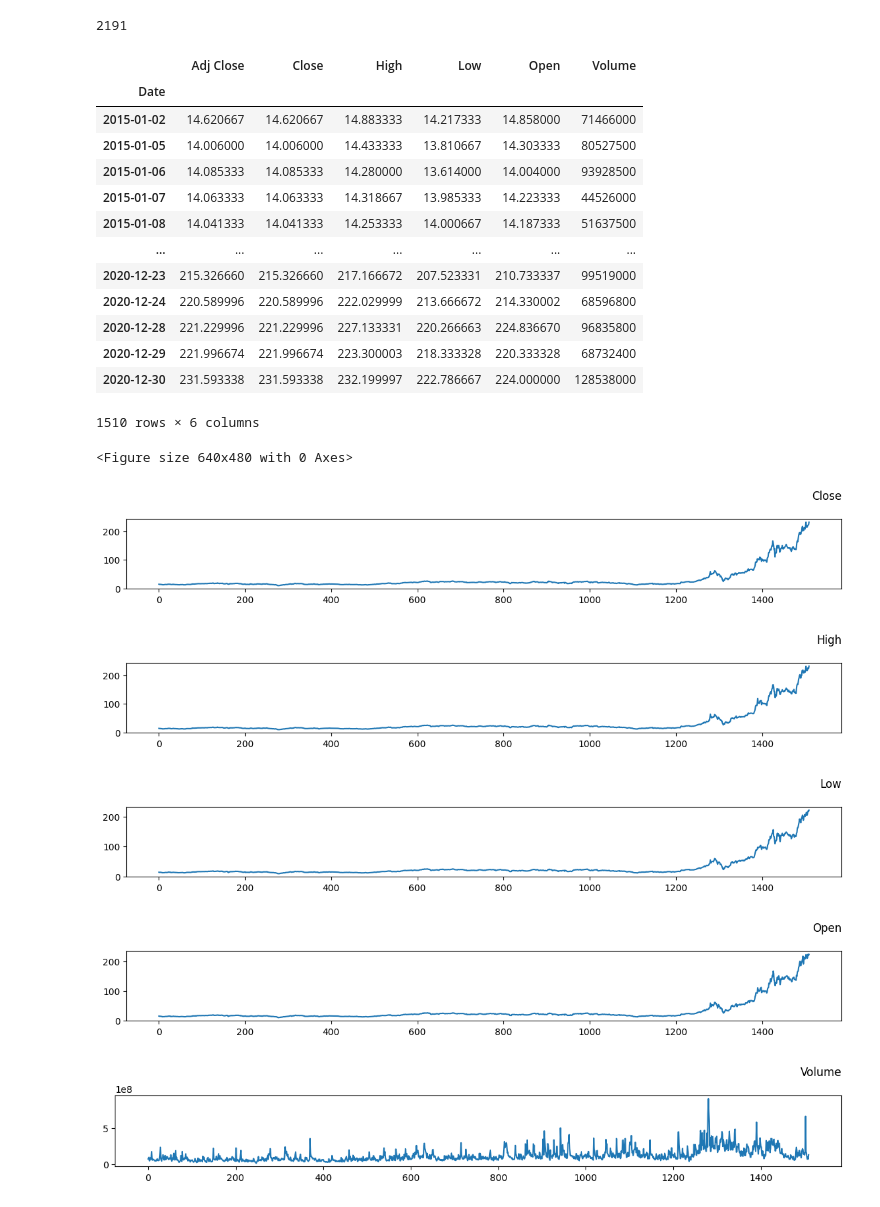
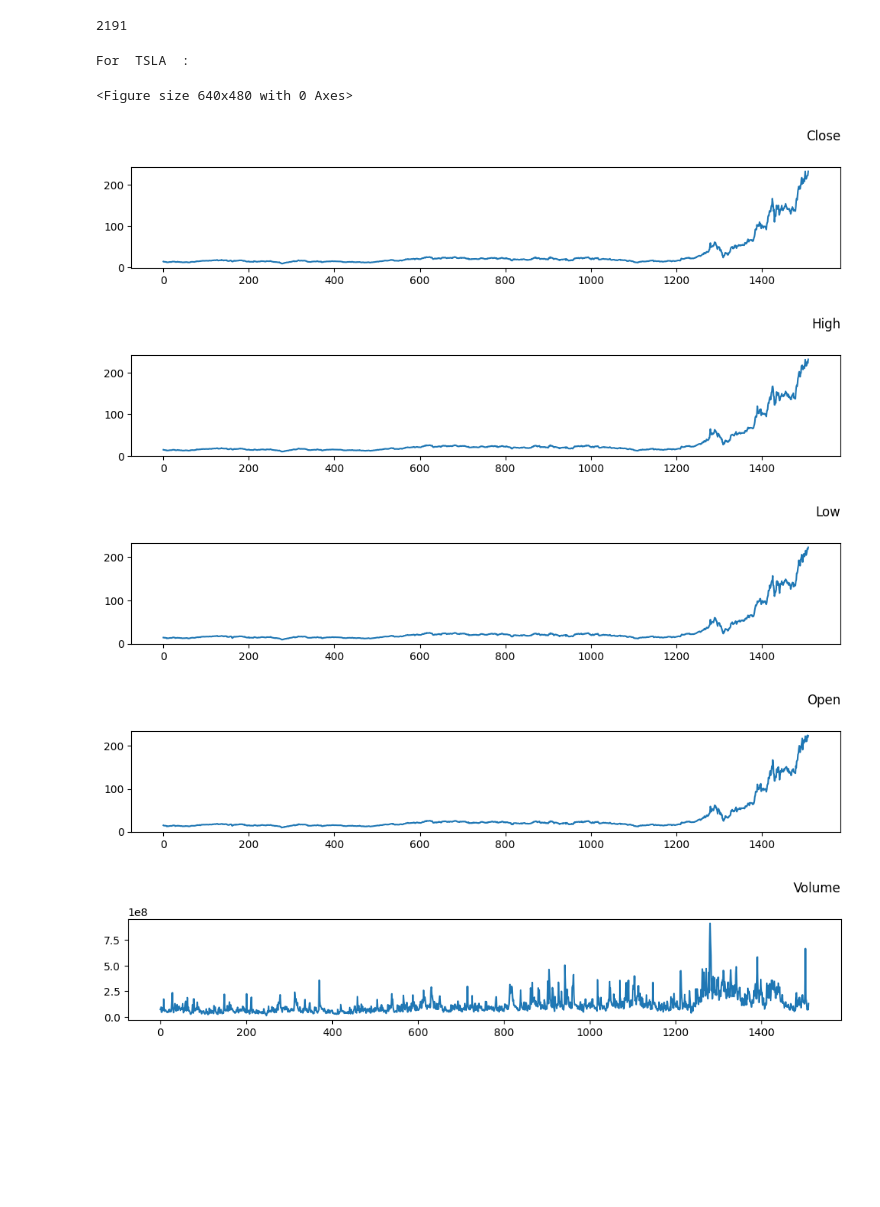
Before and after one commit to sohamthirty/Stock-Price-Prediction-with-Sentiment-Analysis, a Jupyter notebook: lstm.ipynb, the cells around one changed output. Cells and saved outputs as stored; diff of their text form; code cells hidden in the pictures; blank space fills up the shorter version.

```diff
--- a/lstm.ipynb
+++ b/lstm.ipynb
@@ -105,47 +120,36 @@ days_difference = (enddate - startdate).days
 days_difference
 # %% [output]
 2191
-# %%
-df_tsla = df[df["Stock"]=="TSLA"]
-df_tsla.index = df_tsla["Date"]
-df_tsla = df_tsla.copy()
-df_tsla.drop(columns=["Date","Stock"], inplace=True)
-df_tsla
-# %% [output]
-|  | Adj Close | Close | High | Low | Open | Volume |
-| Date |  |  |  |  |  |  |
-| 2015-01-02 | 14.620667 | 14.620667 | 14.883333 | 14.217333 | 14.858000 | 71466000 |
-| 2015-01-05 | 14.006000 | 14.006000 | 14.433333 | 13.810667 | 14.303333 | 80527500 |
-| 2015-01-06 | 14.085333 | 14.085333 | 14.280000 | 13.614000 | 14.004000 | 93928500 |
-| 2015-01-07 | 14.063333 | 14.063333 | 14.318667 | 13.985333 | 14.223333 | 44526000 |
-| 2015-01-08 | 14.041333 | 14.041333 | 14.253333 | 14.000667 | 14.187333 | 51637500 |
-| ... | ... | ... | ... | ... | ... | ... |
-| 2020-12-23 | 215.326660 | 215.326660 | 217.166672 | 207.523331 | 210.733337 | 99519000 |
-| 2020-12-24 | 220.589996 | 220.589996 | 222.029999 | 213.666672 | 214.330002 | 68596800 |
-| 2020-12-28 | 221.229996 | 221.229996 | 227.133331 | 220.266663 | 224.836670 | 96835800 |
-| 2020-12-29 | 221.996674 | 221.996674 | 223.300003 | 218.333328 | 220.333328 | 68732400 |
-| 2020-12-30 | 231.593338 | 231.593338 | 232.199997 | 222.786667 | 224.000000 | 128538000 |
-1510 rows × 6 columns
 # %%
-values = df_tsla.values
+def stock_features_distibution(df, selected_stock):
+    # Select the stock
+    df = df[df["Stock"]==selected_stock]
+    df.index = df["Date"]
+    df = df.drop(columns=["Date","Stock"])
+    values = df.values
 
-# specify columns to plot
-groups = [1, 2, 3, 4, 5]
-i = 1
+    # specify columns to plot
+    groups = [1, 2, 3, 4, 5]
+    i = 1
 
-# plot each column
-plt.figure()
-for group in groups:
-    plt.figure(figsize=(14, 8))
-    plt.subplot(len(groups), 1, i)
-    plt.plot(values[:, group])
-    plt.title(df_tsla.columns[group], y=1.2, loc='right')
-    i += 1
-# plt.show()
+    # plot each column
+    print("For ", selected_stock, " :")
+    plt.figure()
+    for group in groups:
+        plt.figure(figsize=(12, 10))
+        plt.subplot(len(groups), 1, i)
+        plt.plot(values[:, group])
+        plt.title(df.columns[group], y=1.2, loc='right')
+        i += 1
+    plt.show()
+
+
+stock_features_distibution(df, "TSLA")
 # %% [output]
-<Figure size 640x480 with 0 Axes>
+For  TSLA  :
+<Figure size 640x480 with 0 Axes>
-[figure, old version]
+[figure, new version]
-[figure, old version]
+[figure, new version]
-[figure, old version]
+[figure, new version]
-[figure, old version]
+[figure, new version]
-[figure, old version]
+[figure, new version]
```
Also changed, not shown: parts of 12 cells of this notebook.
